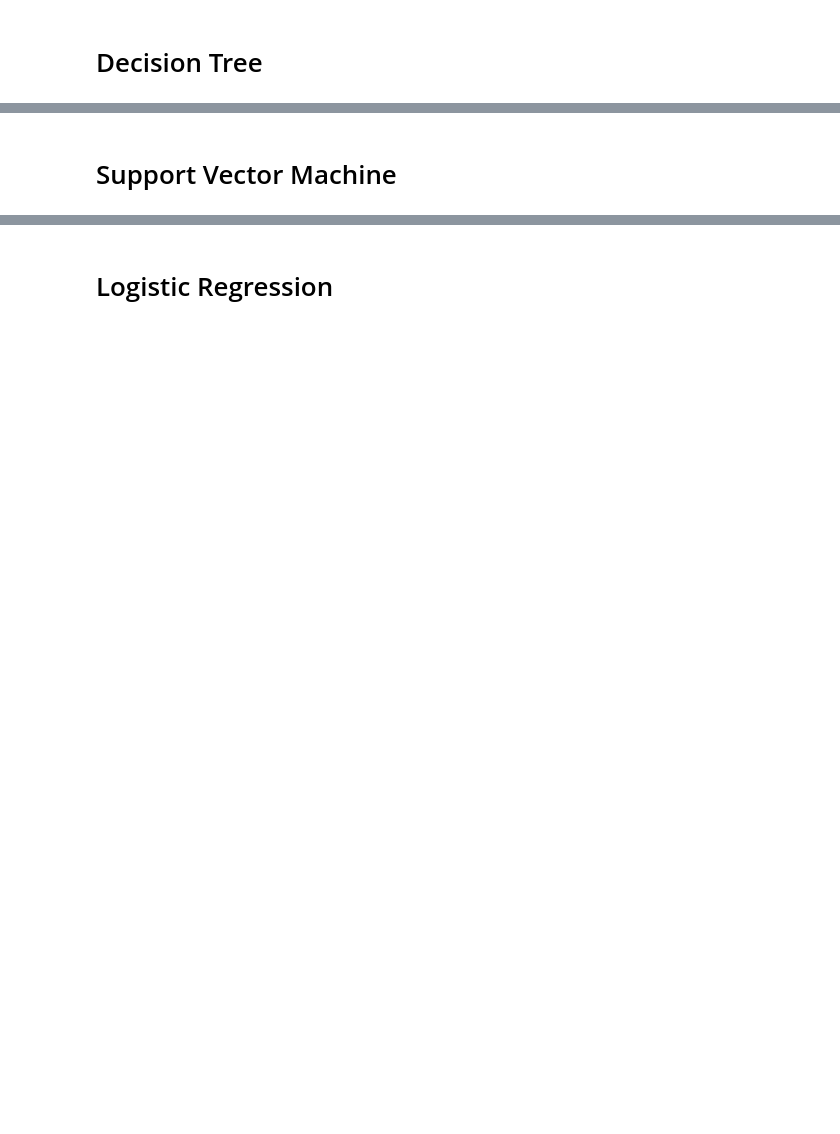
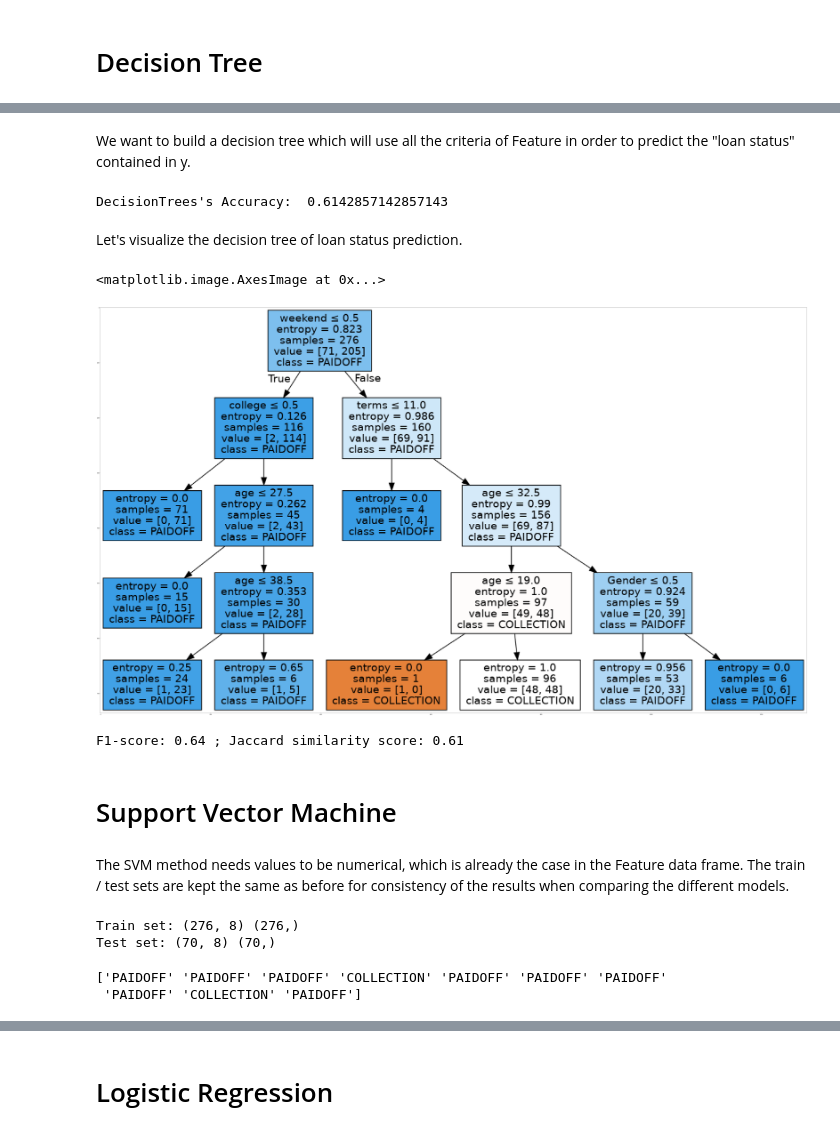
Before and after one commit to FabienNugier/coursera-IBM-course8-project, a Jupyter notebook: Machine Learning with Python Notebook.ipynb, the cells around one changed output, grey strips where cells are left out. Saved outputs shown, nothing was run; the diff lists cells and outputs as text; code cells hidden in the pictures; blank space fills up the shorter version.

```diff
--- a/Machine Learning with Python Notebook.ipynb
+++ b/Machine Learning with Python Notebook.ipynb
@@ -286,3 +269,7 @@ __ Notice:__
 # K Nearest Neighbor(KNN)
 Notice: You should find the best k to build the model with the best accuracy.
 **warning:** You should not use the __loan_test.csv__ for finding the best k, however, you can split your train_loan.csv into train and test to find the best __k__.
+# %%
+# !!! Defining values that will be true for all the methods after !!!
+PERCENTAGE_TESTSET = 0.2 # 20%/80% train/test split of the data
+RANDOM_SEED = 4
@@ -290,0 +364,9 @@ Notice: You should find the best k to build the model with the best accuracy.
+# %%
+from sklearn.model_selection import train_test_split
+
+X = Feature.values
+print(X[0:5])
+
+X_train, X_test, y_train, y_test = train_test_split(X, y, test_size=PERCENTAGE_TESTSET, random_state=RANDOM_SEED)
+print("X_train shape: %s ; y_train.shape: %s" % (X_train.shape, y_train.shape))
+print("X_test shape: %s ; y_test.shape: %s" % (X_test.shape, y_test.shape))
@@ -290,0 +381,16 @@ Notice: You should find the best k to build the model with the best accuracy.
+# %% [markdown]
+We want to build a decision tree which will use all the criteria of Feature in order to predict the "loan status" contained in y.
+# %%
+from sklearn import metrics
+
+# Building the decision tree classifier
+LoanStatusTree = DecisionTreeClassifier(criterion="entropy", max_depth=4)
+LoanStatusTree.fit(X_train, y_train)
+
+# Doing prediction on the testing set
+yhat = LoanStatusTree.predict(X_test)
+print("DecisionTrees's Accuracy: ", metrics.accuracy_score(y_test, yhat))
+# %% [output]
+DecisionTrees's Accuracy:  0.6142857142857143
+# %% [markdown]
+Let's visualize the decision tree of loan status prediction.
@@ -291,2 +407,53 @@ Notice: You should find the best k to build the model with the best accuracy.
+# %%
+# Plotting the decision tree
+dot_data = StringIO()
+filename = "loantree.png"
+featureNames = Feature.columns[0:len(Feature.columns)]
+targetNames = df["loan_status"].unique().tolist()
+out=tree.export_graphviz(LoanStatusTree,feature_names=featureNames, out_file=dot_data, class_names= np.unique(y_train), filled=True, special_characters=True,rotate=False)
+graph = pydotplus.graph_from_dot_data(dot_data.getvalue())
+graph.write_png(filename)
+img = mpimg.imread(filename)
+plt.figure(figsize=(100, 200))
+plt.imshow(img,interpolation='nearest')
+# %% [output]
+<matplotlib.image.AxesImage at 0x...>
+[figure, added]
+# %%
+# Computing scores
+# from sklearn.metrics import f1_score
+# from sklearn.metrics import jaccard_similarity_score
+
+DT_f1 = f1_score(y_test, yhat, average='weighted')
+DT_jac = jaccard_similarity_score(y_test, yhat)
+
+print("F1-score: %0.2f ; Jaccard similarity score: %0.2f" % (DT_f1,DT_jac))
+# %% [output]
+F1-score: 0.64 ; Jaccard similarity score: 0.61
 # %% [markdown]
 # Support Vector Machine
+# %% [markdown]
+The SVM method needs values to be numerical, which is already the case in the Feature data frame. The train / test sets are kept the same as before for consistency of the results when comparing the different models.
+# %%
+Feature.shape
+
+X = Feature.values
+X_train, X_test, y_train, y_test = train_test_split(X, y, test_size= PERCENTAGE_TESTSET, random_state= RANDOM_SEED)
+print ('Train set:', X_train.shape,  y_train.shape)
+print ('Test set:', X_test.shape,  y_test.shape)
+# %% [output]
+Train set: (276, 8) (276,)
+Test set: (70, 8) (70,)
+# %%
+from sklearn import svm
+
+# Building the model
+loanSVM = svm.SVC(kernel='rbf') # 'rbf' works, other kernels 'linear', 'sigmoid' seem to predict only
+loanSVM.fit(X_train, y_train)
+
+# Doing the prediction on the test set
+yhat = loanSVM.predict(X_test)
+print(yhat[0:10])
+# %% [output]
+['PAIDOFF' 'PAIDOFF' 'PAIDOFF' 'COLLECTION' 'PAIDOFF' 'PAIDOFF' 'PAIDOFF'
+ 'PAIDOFF' 'COLLECTION' 'PAIDOFF']
```
Also changed, not shown: parts of 33 cells of this notebook.
